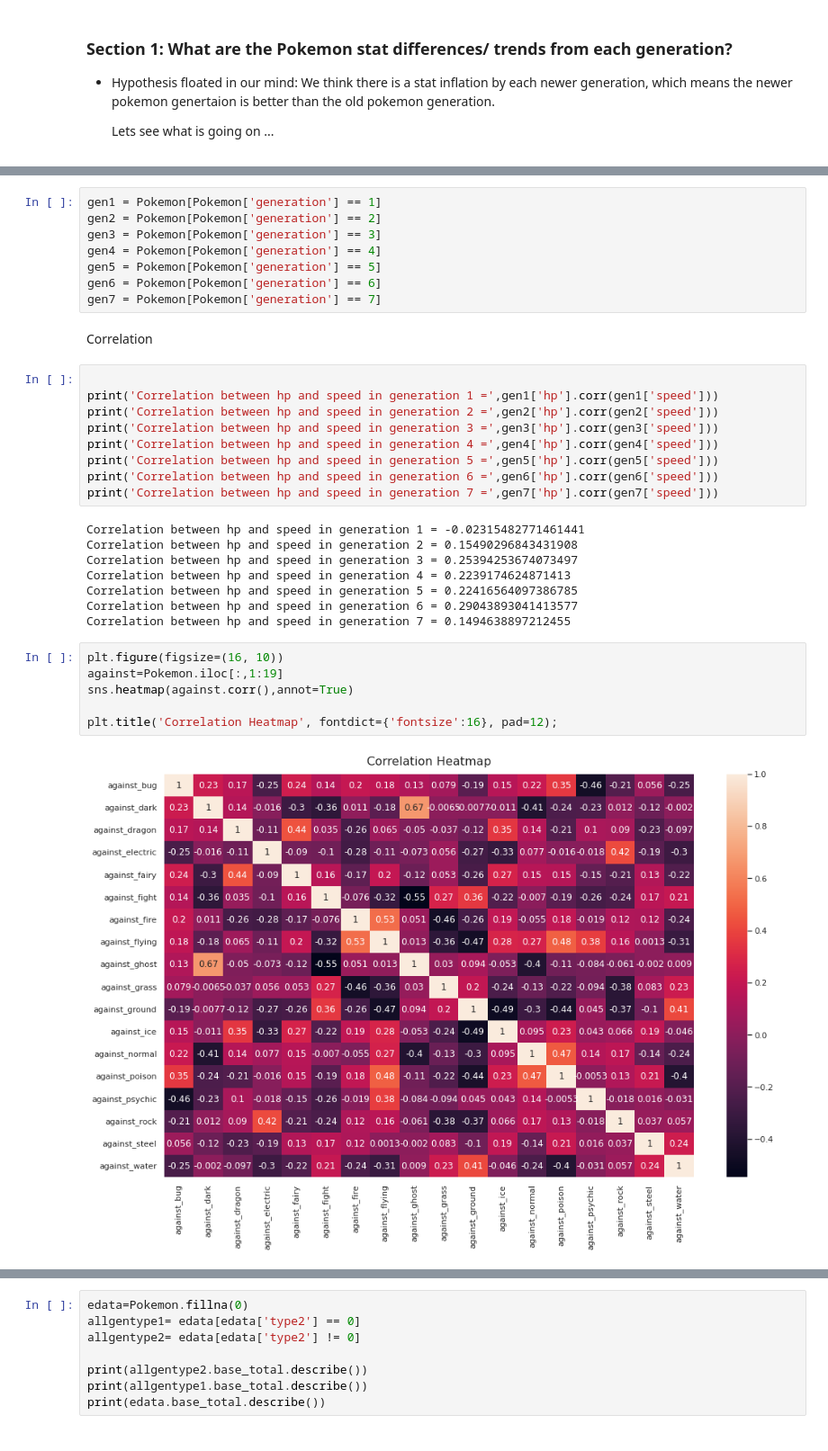
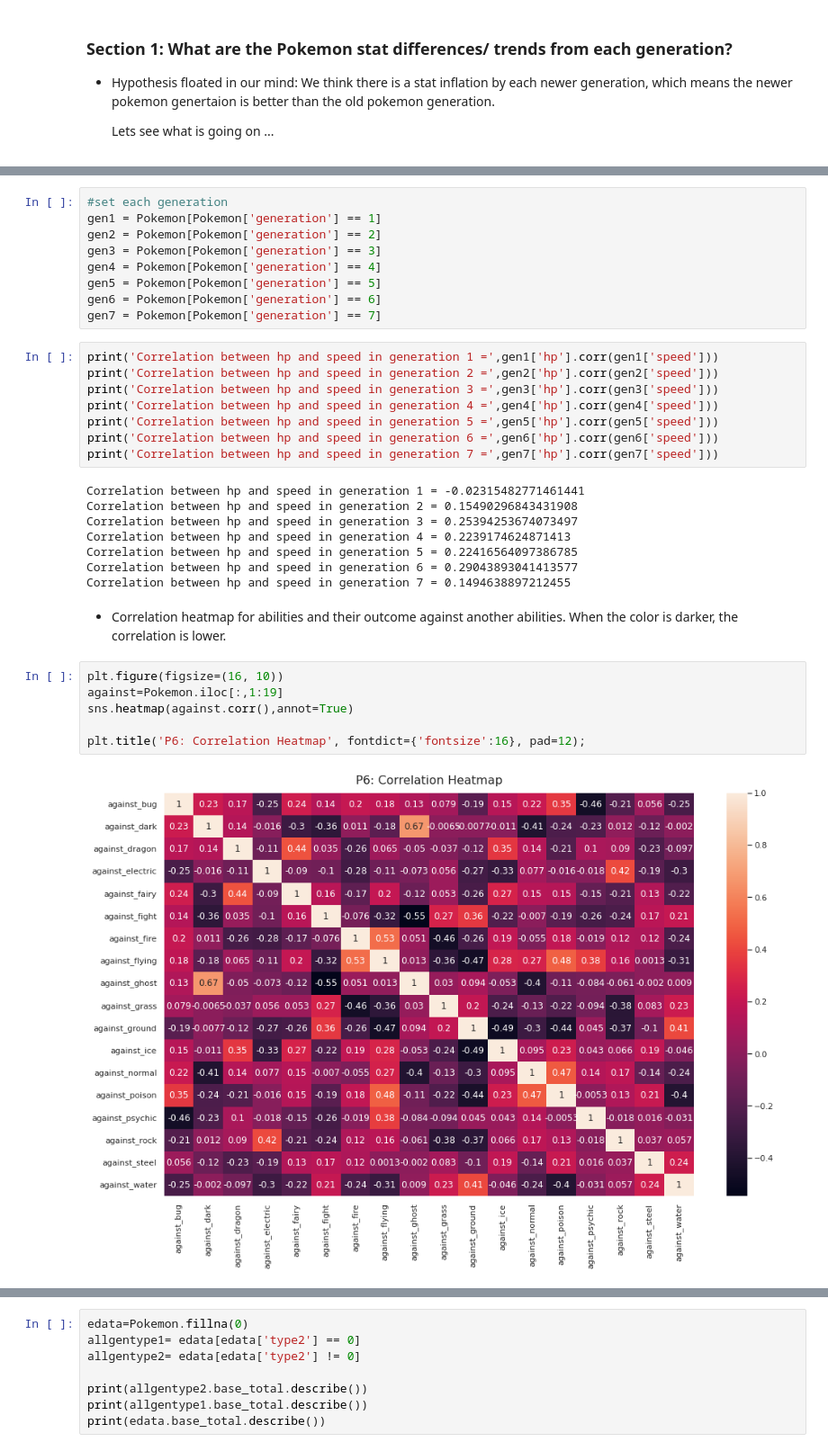
Before and after one commit to arhamnewaz/PokemonDataScienceProject, a Jupyter notebook: PokemonEcon.ipynb, the cells around one changed output, grey strips where cells are left out. Shown: that part at 90% size. Cells and saved outputs as stored; diff of their text form.

```diff
--- a/PokemonEcon.ipynb
+++ b/PokemonEcon.ipynb
@@ -131,4 +204,5 @@ sns.boxplot(x='generation', y="speed", data=Pokemon)
 # %%
+#set each generation
 gen1 = Pokemon[Pokemon['generation'] == 1]
 gen2 = Pokemon[Pokemon['generation'] == 2]
 gen3 = Pokemon[Pokemon['generation'] == 3]
@@ -136,10 +210,7 @@ gen4 = Pokemon[Pokemon['generation'] == 4]
 gen5 = Pokemon[Pokemon['generation'] == 5]
 gen6 = Pokemon[Pokemon['generation'] == 6]
 gen7 = Pokemon[Pokemon['generation'] == 7]
-# %% [markdown]
-Correlation
 # %%
-
 print('Correlation between hp and speed in generation 1 =',gen1['hp'].corr(gen1['speed']))
 print('Correlation between hp and speed in generation 2 =',gen2['hp'].corr(gen2['speed']))
 print('Correlation between hp and speed in generation 3 =',gen3['hp'].corr(gen3['speed']))
@@ -155,11 +226,13 @@ Correlation between hp and speed in generation 4 = 0.2239174624871413
 Correlation between hp and speed in generation 5 = 0.22416564097386785
 Correlation between hp and speed in generation 6 = 0.29043893041413577
 Correlation between hp and speed in generation 7 = 0.1494638897212455
+# %% [markdown]
+- Correlation heatmap for abilities and their outcome against another abilities. When the color is darker, the correlation is lower.
 # %%
 plt.figure(figsize=(16, 10))
 against=Pokemon.iloc[:,1:19]
 sns.heatmap(against.corr(),annot=True)
 
-plt.title('Correlation Heatmap', fontdict={'fontsize':16}, pad=12);
+plt.title('P6: Correlation Heatmap', fontdict={'fontsize':16}, pad=12);
 # %% [output]
-[figure, old version]
+[figure, new version]
```
Also changed, not shown: parts of 67 cells of this notebook.
